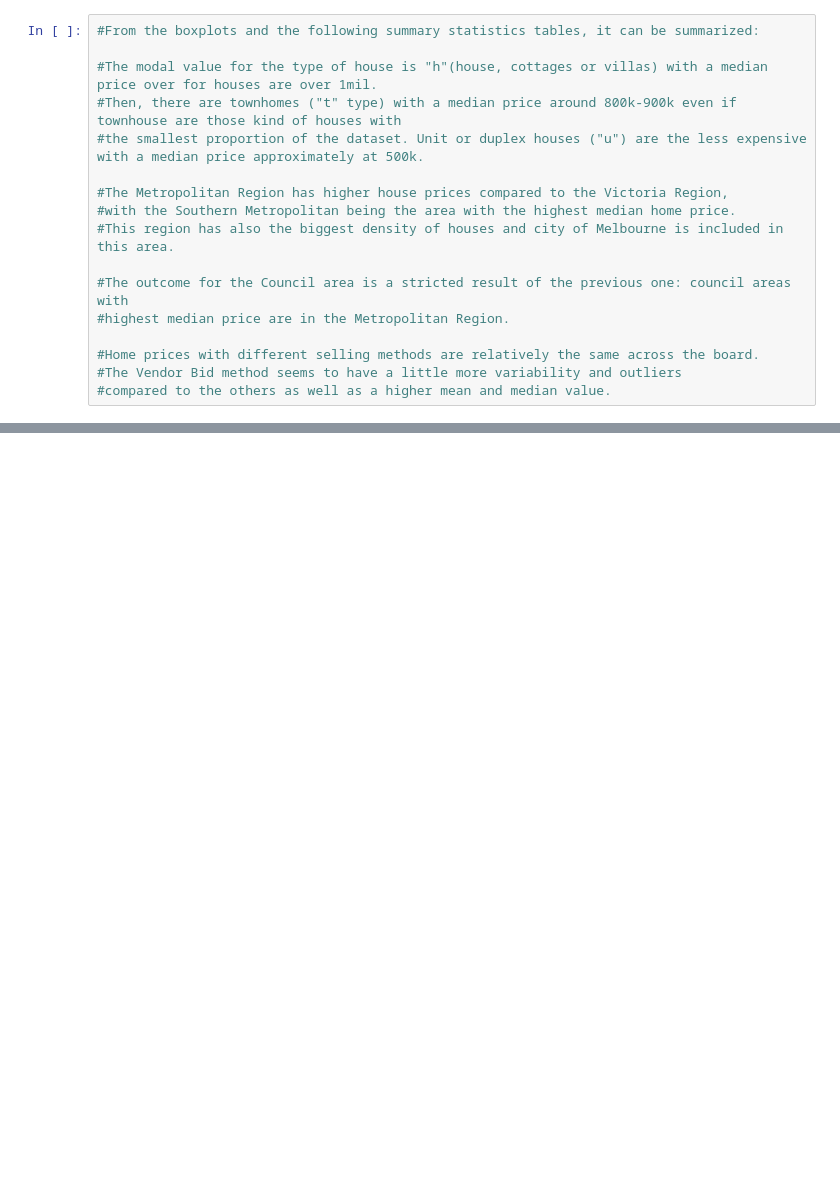
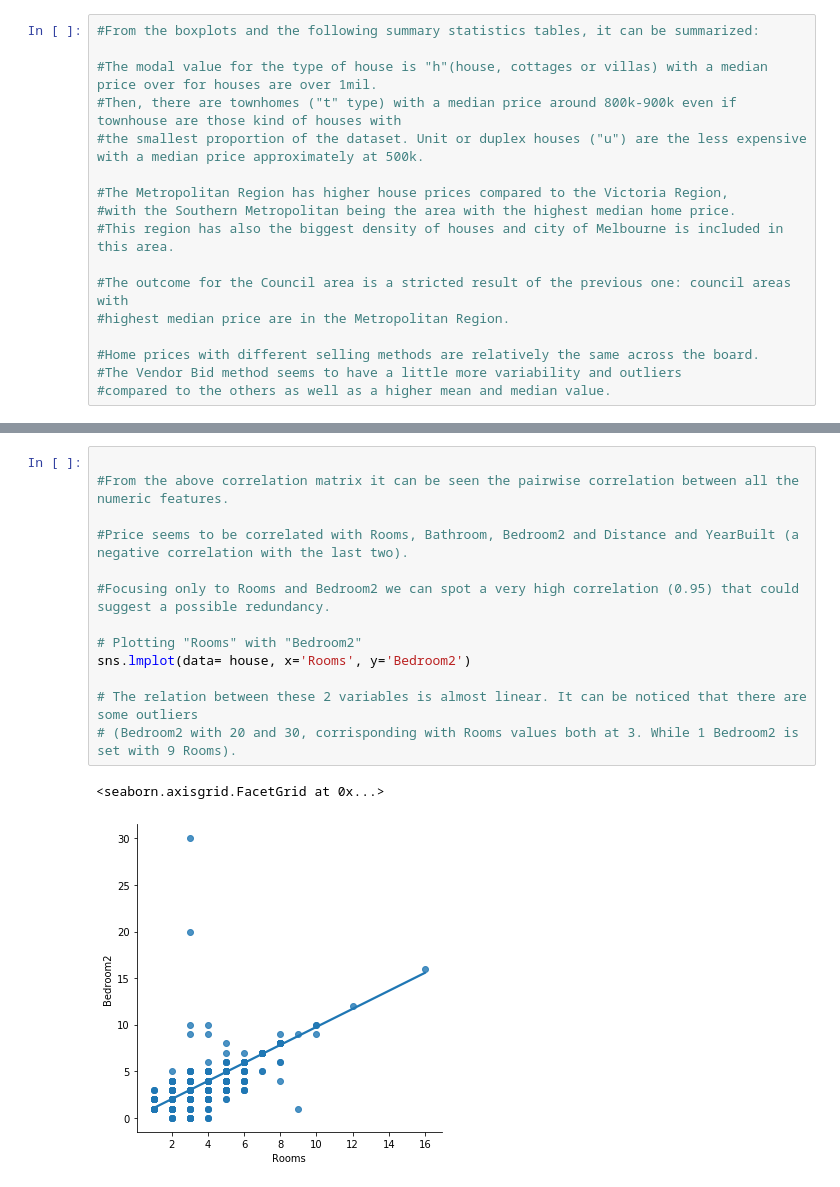
Before and after one commit to NicolaLarosa/housing_price, a Jupyter notebook: housing_price.ipynb, the cells around one changed output, grey strips where cells are left out. Saved outputs shown, nothing was run; the diff lists cells and outputs as text; blank space fills up the shorter version.

```diff
--- a/housing_price.ipynb
+++ b/housing_price.ipynb
@@ -402,0 +421,16 @@ house['Price'].groupby(house['Method']).describe()
+# %%
+
+#From the above correlation matrix it can be seen the pairwise correlation between all the numeric features.
+
+#Price seems to be correlated with Rooms, Bathroom, Bedroom2 and Distance and YearBuilt (a negative correlation with the last two).
+
+#Focusing only to Rooms and Bedroom2 we can spot a very high correlation (0.95) that could suggest a possible redundancy.
+
+# Plotting "Rooms" with "Bedroom2"
+sns.lmplot(data= house, x='Rooms', y='Bedroom2')
+
+# The relation between these 2 variables is almost linear. It can be noticed that there are some outliers
+# (Bedroom2 with 20 and 30, corrisponding with Rooms values both at 3. While 1 Bedroom2 is set with 9 Rooms).
+# %% [output]
+<seaborn.axisgrid.FacetGrid at 0x...>
+[figure, added]
```
Also changed, not shown: parts of 41 cells of this notebook.
